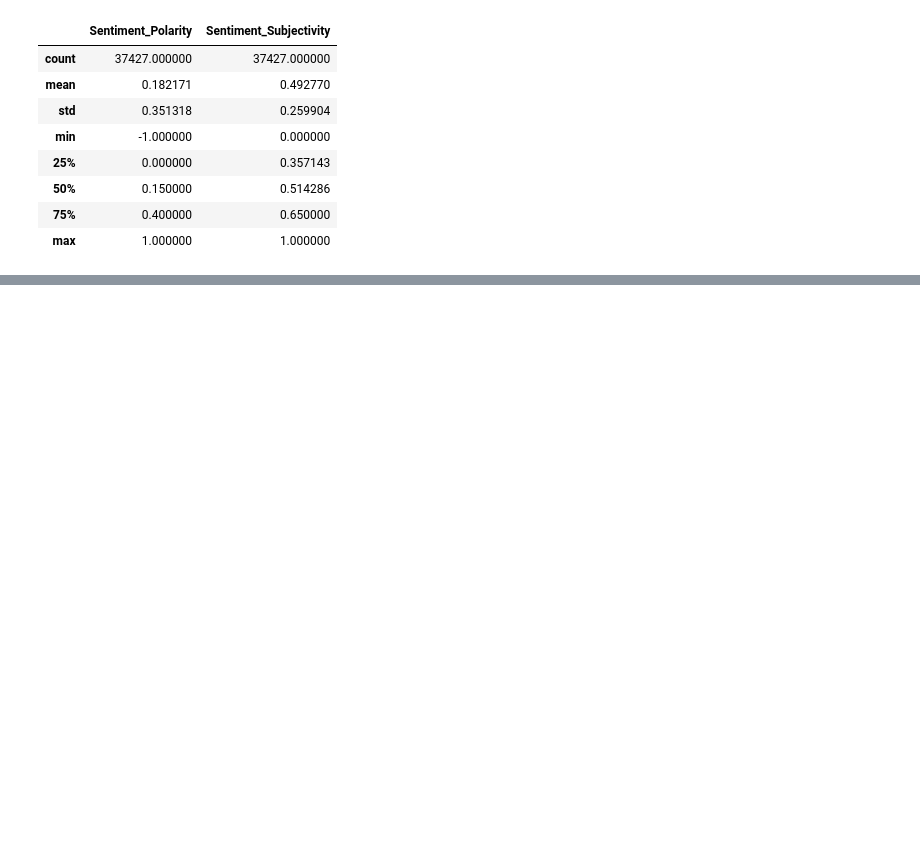
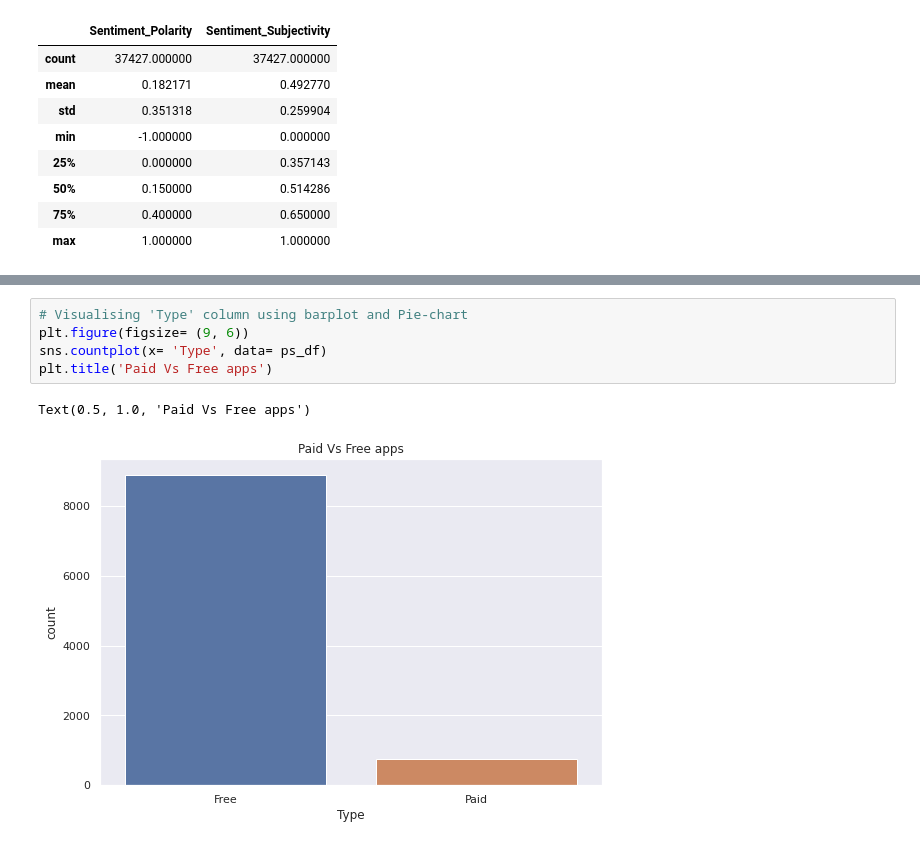
Before and after one commit to Abhishek-Shubham001/Play-Store-App-Review-Analysis, a Jupyter notebook: Play_Store_App_Review_Analysis_Capstone_Project.ipynb, the cells around one changed output, grey strips where cells are left out. Cells and saved outputs as stored; diff of their text form; blank space fills up the shorter version.

```diff
--- a/Play_Store_App_Review_Analysis_Capstone_Project.ipynb
+++ b/Play_Store_App_Review_Analysis_Capstone_Project.ipynb
@@ -904,0 +935,8 @@ ur_df.describe()
+# %%
+# Visualising 'Type' column using barplot and Pie-chart
+plt.figure(figsize= (9, 6))
+sns.countplot(x= 'Type', data= ps_df)
+plt.title('Paid Vs Free apps')
+# %% [output]
+Text(0.5, 1.0, 'Paid Vs Free apps')
+[figure, added]
```
Also changed, not shown: parts of 26 cells of this notebook.
